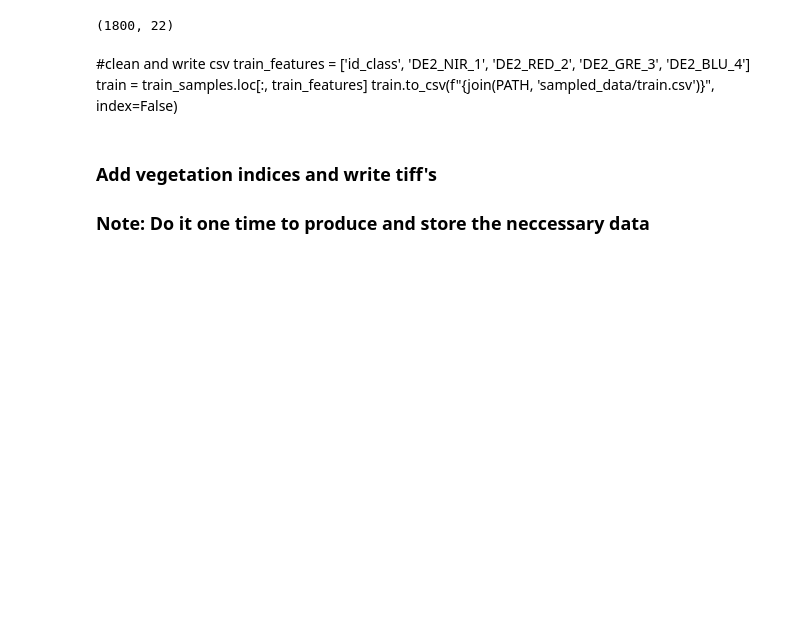
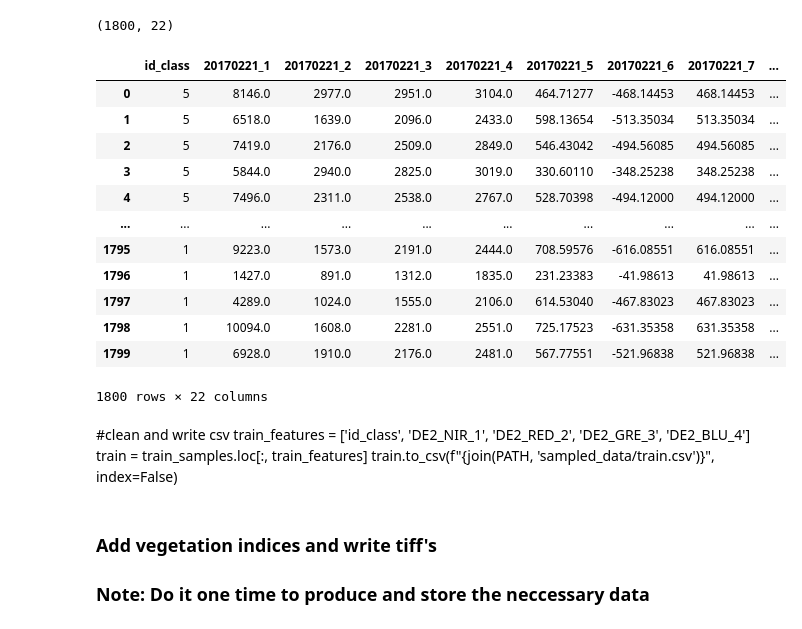
Before and after one commit to armkhudinyan/porto_parque, a Jupyter notebook: scripts/colab_porto_park.ipynb, the cells around one changed output. Cells and saved outputs as stored; diff of their text form; code cells hidden in the pictures; blank space fills up the shorter version.

```diff
--- a/scripts/colab_porto_park.ipynb
+++ b/scripts/colab_porto_park.ipynb
@@ -32,6 +32,22 @@ print(train_samples.shape)
 # print(test_samples.shape)
 # %% [output]
 (1800, 22)
+# %%
+train_samples
+# %% [output]
+|  | id_class | 20170221_1 | 20170221_2 | 20170221_3 | 20170221_4 | 20170221_5 | 20170221_6 | 20170221_7 | ... |
+| 0 | 5 | 8146.0 | 2977.0 | 2951.0 | 3104.0 | 464.71277 | -468.14453 | 468.14453 | ... |
+| 1 | 5 | 6518.0 | 1639.0 | 2096.0 | 2433.0 | 598.13654 | -513.35034 | 513.35034 | ... |
+| 2 | 5 | 7419.0 | 2176.0 | 2509.0 | 2849.0 | 546.43042 | -494.56085 | 494.56085 | ... |
+| 3 | 5 | 5844.0 | 2940.0 | 2825.0 | 3019.0 | 330.60110 | -348.25238 | 348.25238 | ... |
+| 4 | 5 | 7496.0 | 2311.0 | 2538.0 | 2767.0 | 528.70398 | -494.12000 | 494.12000 | ... |
+| ... | ... | ... | ... | ... | ... | ... | ... | ... | ... |
+| 1795 | 1 | 9223.0 | 1573.0 | 2191.0 | 2444.0 | 708.59576 | -616.08551 | 616.08551 | ... |
+| 1796 | 1 | 1427.0 | 891.0 | 1312.0 | 1835.0 | 231.23383 | -41.98613 | 41.98613 | ... |
+| 1797 | 1 | 4289.0 | 1024.0 | 1555.0 | 2106.0 | 614.53040 | -467.83023 | 467.83023 | ... |
+| 1798 | 1 | 10094.0 | 1608.0 | 2281.0 | 2551.0 | 725.17523 | -631.35358 | 631.35358 | ... |
+| 1799 | 1 | 6928.0 | 1910.0 | 2176.0 | 2481.0 | 567.77551 | -521.96838 | 521.96838 | ... |
+1800 rows × 22 columns
 # %% [markdown]
 #clean and write csv
 train_features = ['id_class', 'DE2_NIR_1', 'DE2_RED_2', 'DE2_GRE_3', 'DE2_BLU_4']
```
Also changed, not shown: parts of 2 cells of this notebook, 2 other files.
